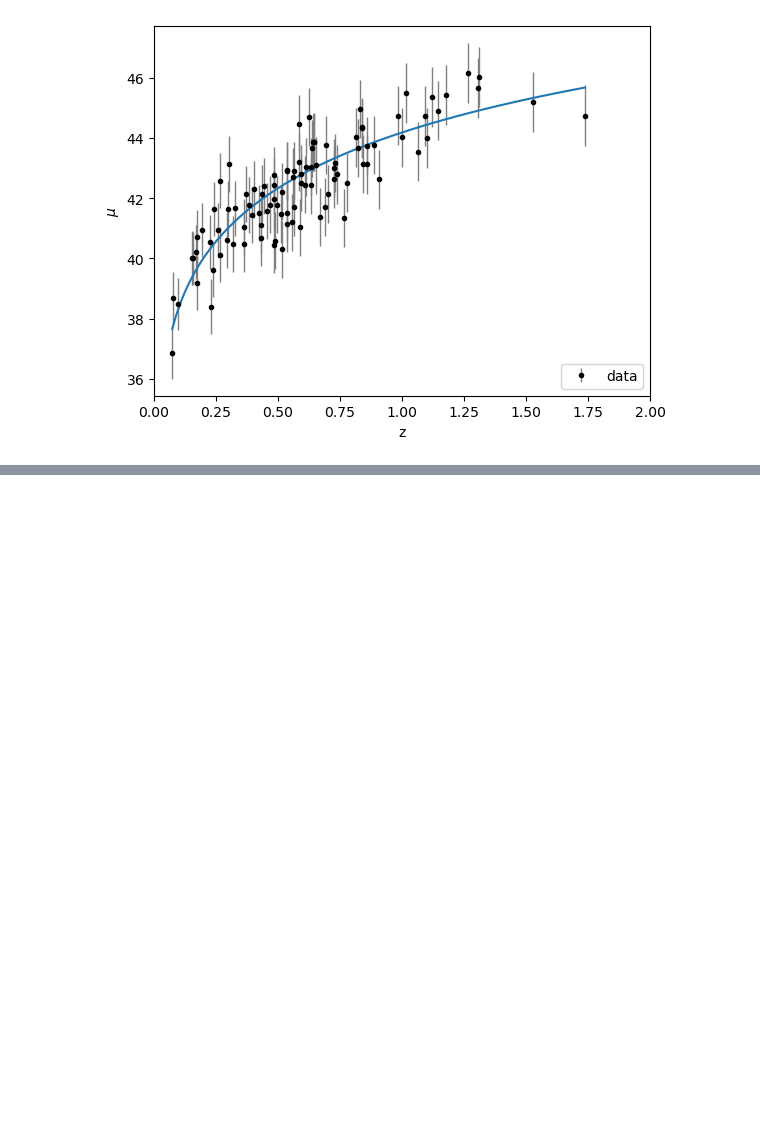
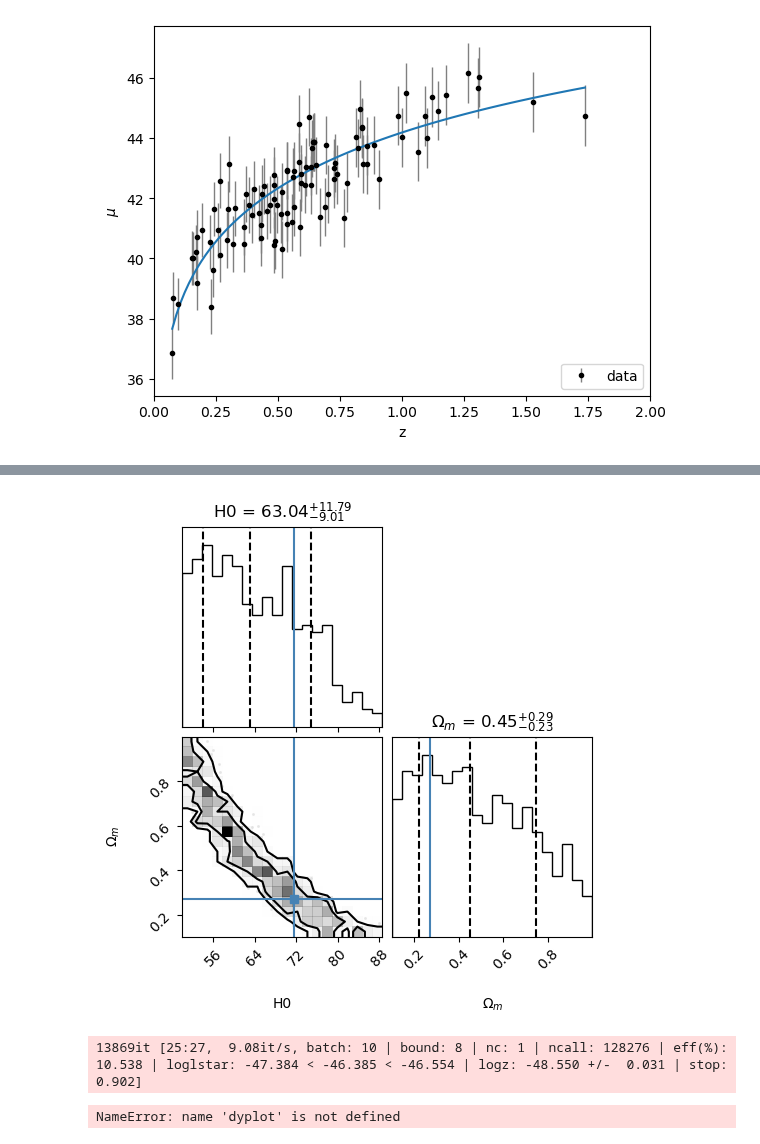
Before and after one commit to om-erika/astrostatistics_bicocca_2024, a Jupyter notebook: working/supernovae_distances_gpr.ipynb, the cells around one changed output, grey strips where cells are left out. Cells and saved outputs as stored; diff of their text form; code cells hidden in the pictures; blank space fills up the shorter version.

Commit message:
Uploaded exercise on SNR

```diff
--- a/working/supernovae_distances_gpr.ipynb
+++ b/working/supernovae_distances_gpr.ipynb
@@ -76,0 +211,37 @@ ValueError: The truth value of an array with more than one element is ambiguous.
+# %%
+corner.corner(sampler.get_chain(discard = burn, thin = thin, flat = True),
+              labels = labels, truths=parameters,levels=[0.68, 0.95],
+              quantiles=[0.16, 0.5, 0.84],show_titles=True,
+    title_kwargs={"fontsize": 12}); #ask how to avoid overlap of numbers/label
+# %% [output]
+[figure, added]
+# %%
+ndim = 2
+#limits of each parameter, suggested by exercise
+H_min, H_max = 50.0, 100.0
+omegam_min, omegam_max = 0.1, 1.0
+
+
+#log likelihood as described by emcee
+def log_likelihood(theta):
+    H_0, omega = theta
+    #alpha= exp logalpha
+    #model = burst(theta)
+    model = mu_func_emcee(theta, z_sample)
+    return -0.5 * np.sum((mu_sample - model) ** 2 / dmu**2)
+
+# Define our uniform prior via the prior transform.
+def prior_transform(u):
+    uH, uomega = u
+    H = H_min + uH  *(H_max-H_min)
+    omega = omegam_min + uomega*(omegam_max-omegam_min)
+    return H, omega
+
+# Sample from our distribution.
+sampler = dynesty.DynamicNestedSampler(log_likelihood, prior_transform, ndim,
+                                bound = 'multi', sample = 'rwalk')
+sampler.run_nested()
+res_burst = sampler.results
+# %% [output]
+13869it [25:27,  9.08it/s, batch: 10 | bound: 8 | nc: 1 | ncall: 128276 | eff(%): 10.538 | loglstar: -47.384 < -46.385 < -46.554 | logz: -48.550 +/-  0.031 | stop:  0.902]
+NameError: name 'dyplot' is not defined
```
Also changed, not shown: parts of 16 cells of this notebook, 2 other files.
